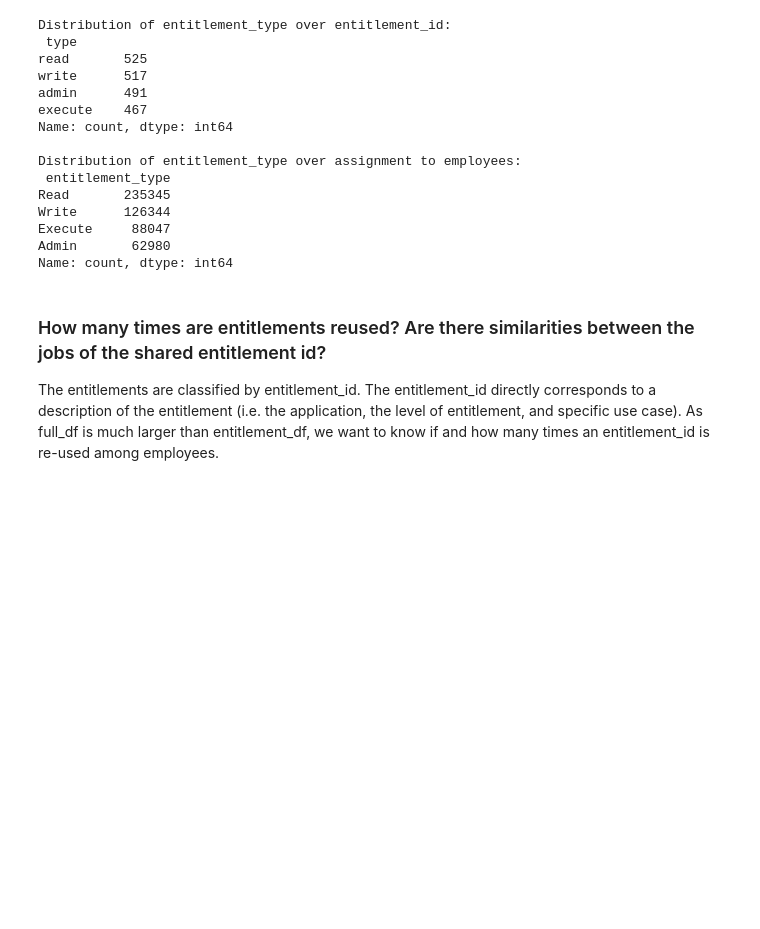
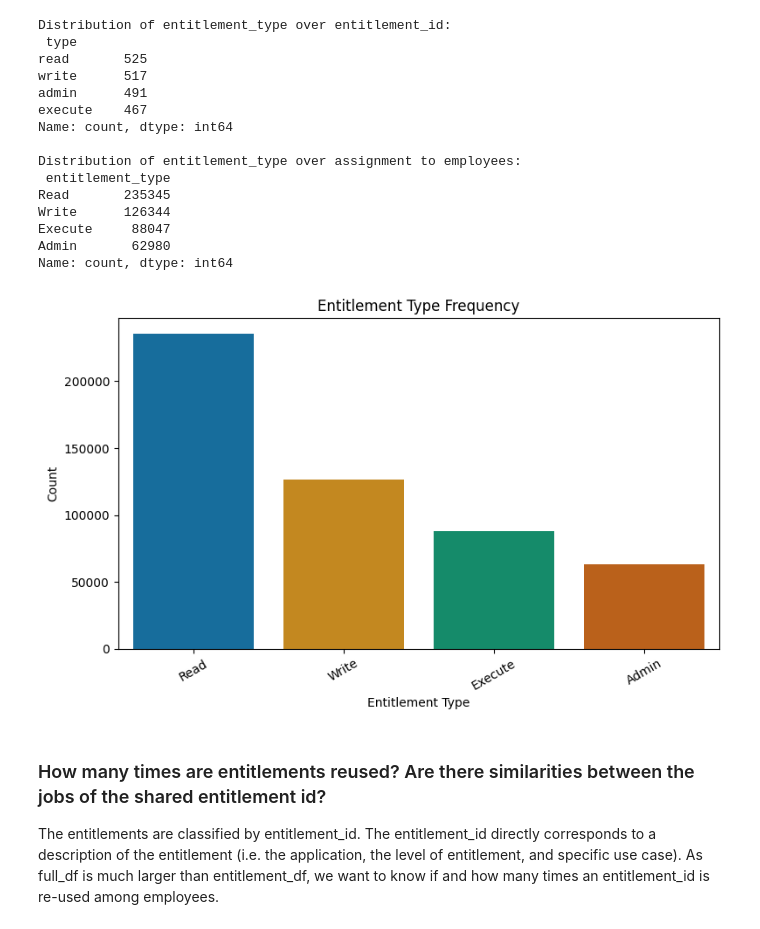
Before and after one commit to cmahadeo/fields_IAM_project, a Jupyter notebook: data_exploration.ipynb, the cells around one changed output. Drawn from its saved outputs; the diff is of its cells as text; code cells hidden in the pictures; blank space fills up the shorter version.

```diff
--- a/data_exploration.ipynb
+++ b/data_exploration.ipynb
@@ -425,6 +423,30 @@ Write      126344
 Execute     88047
 Admin       62980
 Name: count, dtype: int64
+# %%
+# Count values
+entitlement_counts = full_df['entitlement_type'].value_counts().reset_index()
+entitlement_counts.columns = ['entitlement_type', 'count']
+
+# Plot (with hue and no legend)
+plt.figure(figsize=(8, 5))
+sns.barplot(
+    data=entitlement_counts,
+    x='entitlement_type',
+    y='count',
+    hue='entitlement_type',   # Assign hue
+    palette='colorblind',
+    legend=False              # Hide redundant legend
+)
+
+plt.title('Entitlement Type Frequency')
+plt.xlabel('Entitlement Type')
+plt.ylabel('Count')
+plt.xticks(rotation=30)
+plt.tight_layout()
+plt.show()
+# %% [output]
+[figure, added]
 # %% [markdown]
 ### How many times are entitlements reused? Are there similarities between the jobs of the shared entitlement id?
 
```
Also changed, not shown: parts of 18 cells of this notebook, 8 other files.
